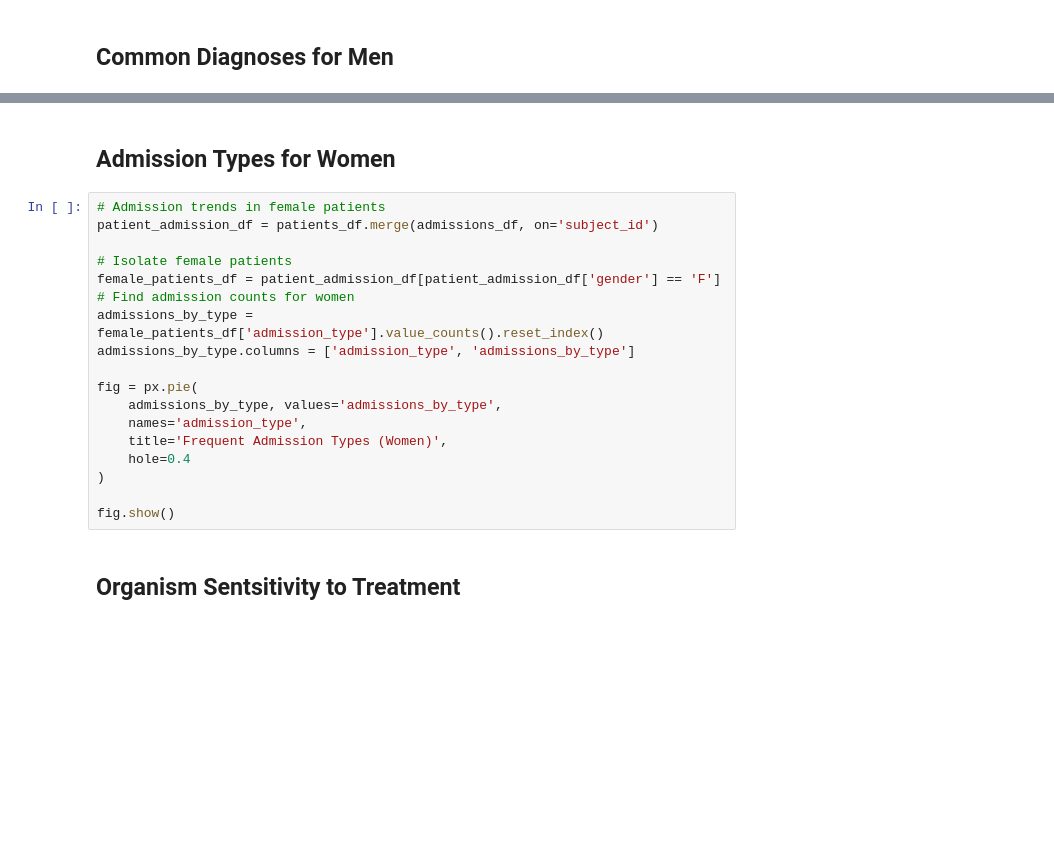
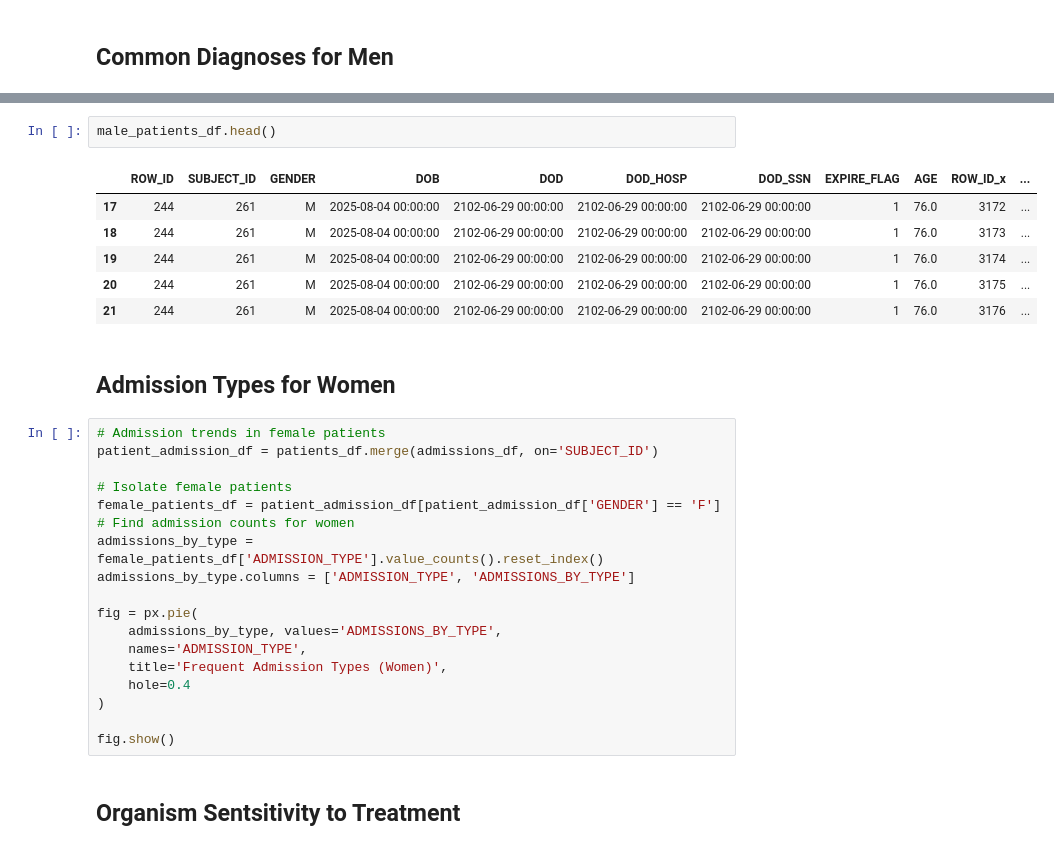
Before and after one commit to UT-Austin-MSAI-Program/ai-in-healthcare-ai395t, a Jupyter notebook: mimic-visualizations.ipynb, the cells around one changed output, grey strips where cells are left out. Saved outputs shown, nothing was run; the diff lists cells and outputs as text; blank space fills up the shorter version.

```diff
--- a/mimic-visualizations.ipynb
+++ b/mimic-visualizations.ipynb
@@ -205,18 +213,27 @@ plt.show()
+# %%
+male_patients_df.head()
+# %% [output]
+|  | ROW_ID | SUBJECT_ID | GENDER | DOB | DOD | DOD_HOSP | DOD_SSN | EXPIRE_FLAG | AGE | ROW_ID_x | ... |
+| 17 | 244 | 261 | M | 2025-08-04 00:00:00 | 2102-06-29 00:00:00 | 2102-06-29 00:00:00 | 2102-06-29 00:00:00 | 1 | 76.0 | 3172 | ... |
+| 18 | 244 | 261 | M | 2025-08-04 00:00:00 | 2102-06-29 00:00:00 | 2102-06-29 00:00:00 | 2102-06-29 00:00:00 | 1 | 76.0 | 3173 | ... |
+| 19 | 244 | 261 | M | 2025-08-04 00:00:00 | 2102-06-29 00:00:00 | 2102-06-29 00:00:00 | 2102-06-29 00:00:00 | 1 | 76.0 | 3174 | ... |
+| 20 | 244 | 261 | M | 2025-08-04 00:00:00 | 2102-06-29 00:00:00 | 2102-06-29 00:00:00 | 2102-06-29 00:00:00 | 1 | 76.0 | 3175 | ... |
+| 21 | 244 | 261 | M | 2025-08-04 00:00:00 | 2102-06-29 00:00:00 | 2102-06-29 00:00:00 | 2102-06-29 00:00:00 | 1 | 76.0 | 3176 | ... |
 # %% [markdown]
 ## Admission Types for Women
 # %%
 # Admission trends in female patients
-patient_admission_df = patients_df.merge(admissions_df, on='subject_id')
+patient_admission_df = patients_df.merge(admissions_df, on='SUBJECT_ID')
 
 # Isolate female patients
-female_patients_df = patient_admission_df[patient_admission_df['gender'] == 'F']
+female_patients_df = patient_admission_df[patient_admission_df['GENDER'] == 'F']
 # Find admission counts for women
-admissions_by_type = female_patients_df['admission_type'].value_counts().reset_index()
-admissions_by_type.columns = ['admission_type', 'admissions_by_type']
+admissions_by_type = female_patients_df['ADMISSION_TYPE'].value_counts().reset_index()
+admissions_by_type.columns = ['ADMISSION_TYPE', 'ADMISSIONS_BY_TYPE']
 
 fig = px.pie(
-    admissions_by_type, values='admissions_by_type',
-    names='admission_type',
+    admissions_by_type, values='ADMISSIONS_BY_TYPE',
+    names='ADMISSION_TYPE',
     title='Frequent Admission Types (Women)',
     hole=0.4
 )
```
Also changed, not shown: parts of 12 cells of this notebook.
